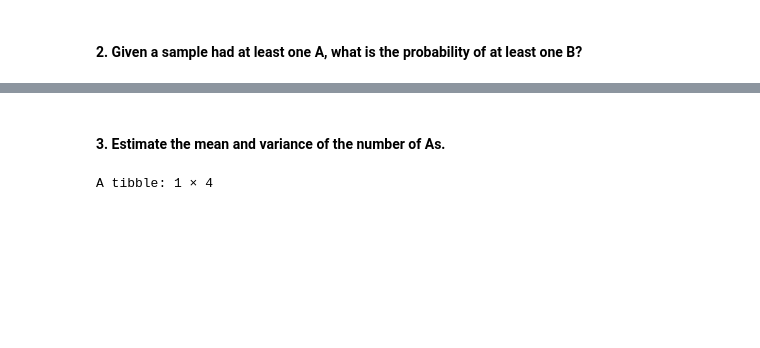
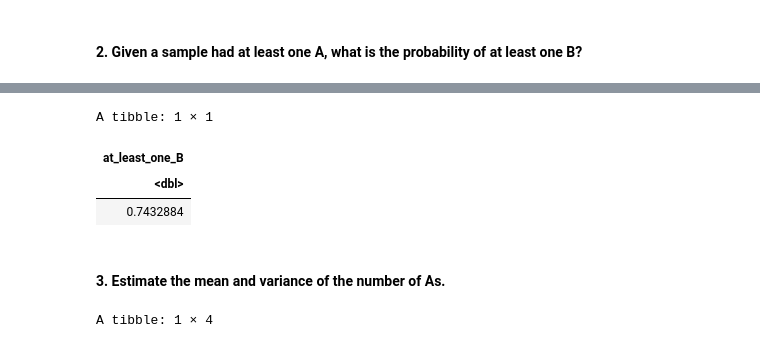
Before and after one commit to yardsale8/probability_simulations_in_R, a Jupyter notebook: 3_2_the_multinomial_distribution.ipynb, the cells around one changed output, grey strips where cells are left out. Drawn from its saved outputs; the diff is of its cells as text; code cells hidden in the pictures; blank space fills up the shorter version.

```diff
--- a/3_2_the_multinomial_distribution.ipynb
+++ b/3_2_the_multinomial_distribution.ipynb
@@ -107,3 +110,17 @@ A tibble: 2 × 2
+# %%
+# Approach 2 - Filter on given case
+(five_students
+ %>% mutate(at_least_one_A = num_A >=1,
+            at_least_one_B = num_B >= 1,
+            )
+ %>% filter(at_least_one_A)
+ %>% estimate_prob(at_least_one_B)
+)
+# %% [output]
+A tibble: 1 × 1
+| at_least_one_B |
+| <dbl> |
+| 0.7432884 |
 # %% [markdown]
 #### 3. Estimate the mean and variance of the number of As.
 # %%
```
Also changed, not shown: parts of 8 cells of this notebook.
